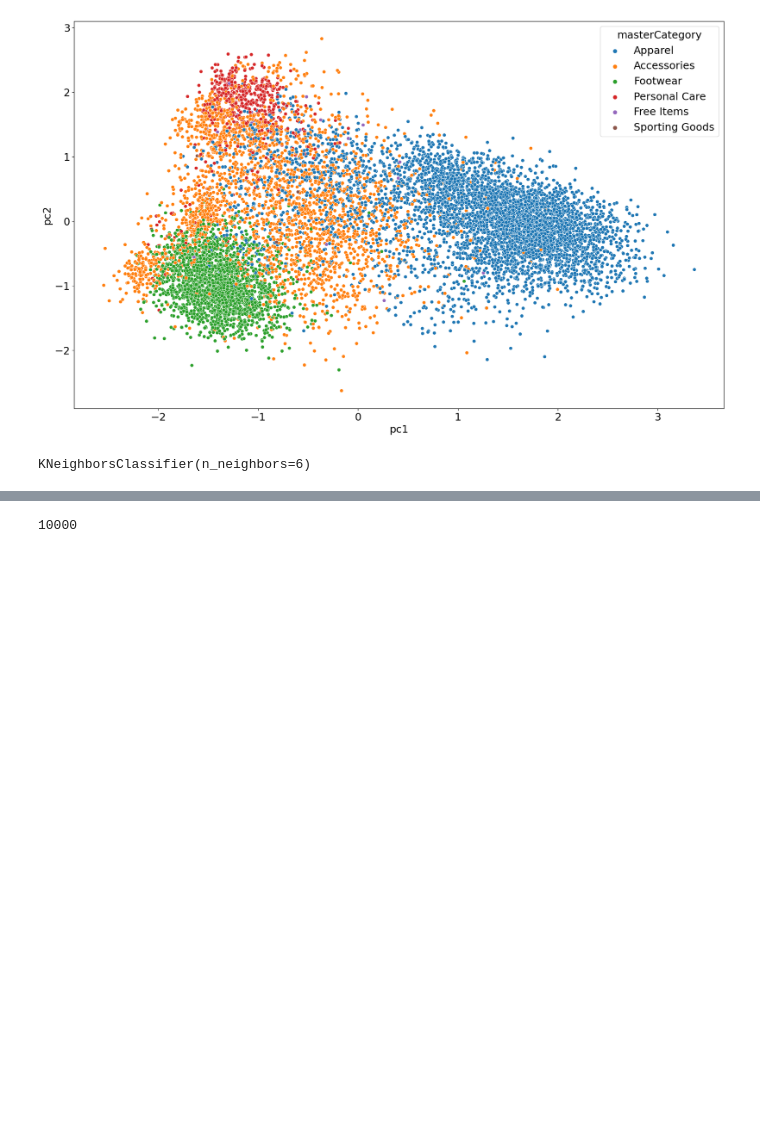
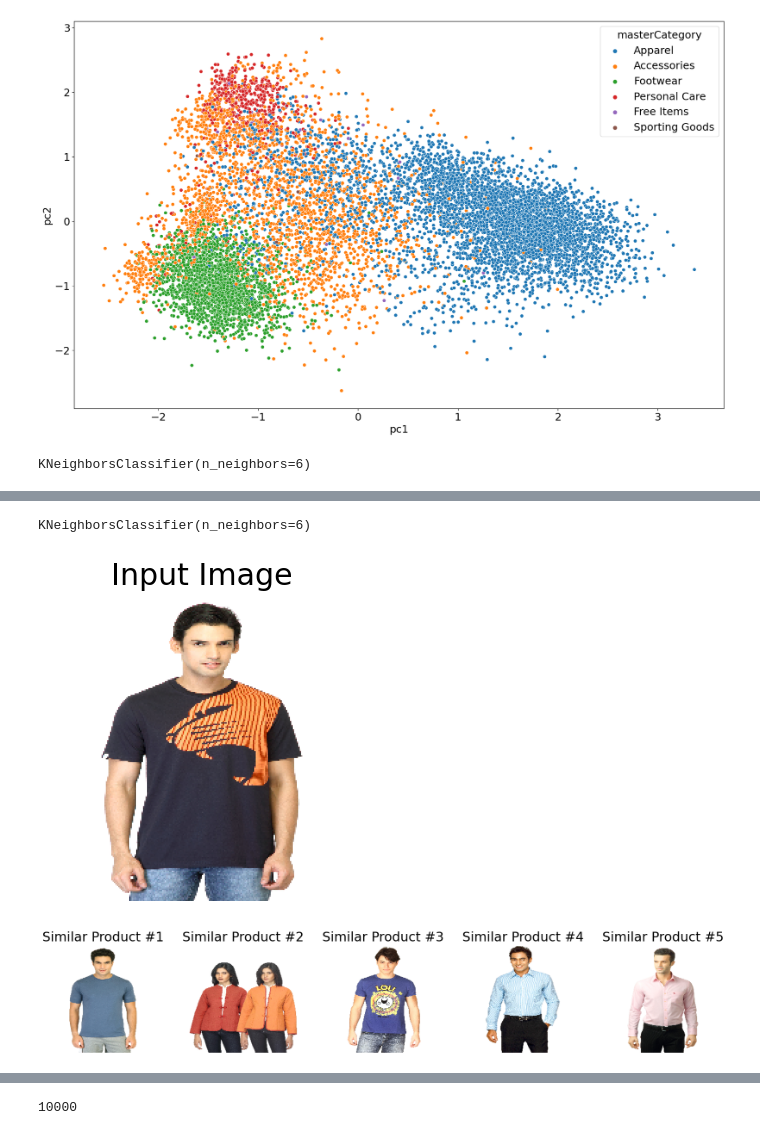
Before and after one commit to ogulcanakcaa/Fashion-Recommendation-System, a Jupyter notebook: Codes/pca-knn-vgg16 version 3.ipynb, the cells around one changed output, grey strips where cells are left out. Drawn from its saved outputs; the diff is of its cells as text; code cells hidden in the pictures; blank space fills up the shorter version.

```diff
--- a/Codes/pca-knn-vgg16 version 3.ipynb
+++ b/Codes/pca-knn-vgg16 version 3.ipynb
@@ -220,3 +220,29 @@ for _ in range(1):
+# %%
+nn_pca = KNeighborsClassifier(n_neighbors=6)
+nn_pca.fit(X_pca,y)
+# %% [output]
+KNeighborsClassifier(n_neighbors=6)
+# %%
+for _ in range(1):
+    i = random.randint(0,len(styles))
+    img1 = read_img(styles.loc[i,'filename'])
+    dist, index = nn_pca.kneighbors(X=X_pca[i,:].reshape(1,-1))
+    plt.figure(figsize = (4 , 4))
+    plt.imshow(img1)
+    plt.title("Input Image")
+    plt.axis('off')
+
+    plt.figure(figsize = (20 , 20))
+    for i in range(1,6):
+        plt.subplot(1 , 5, i)
+        plt.subplots_adjust(hspace = 0.5 , wspace = 0.3)
+        image = read_img(styles.loc[index[0][i],'filename'])
+        plt.imshow(image)
+        plt.title(f'Similar Product #{i}')
+        plt.axis('off')
+# %% [output]
+[figure, added]
+[figure, added]
 # %%
 styles.tail()
 # %% [output]
```
Also changed, not shown: parts of 9 cells of this notebook.
